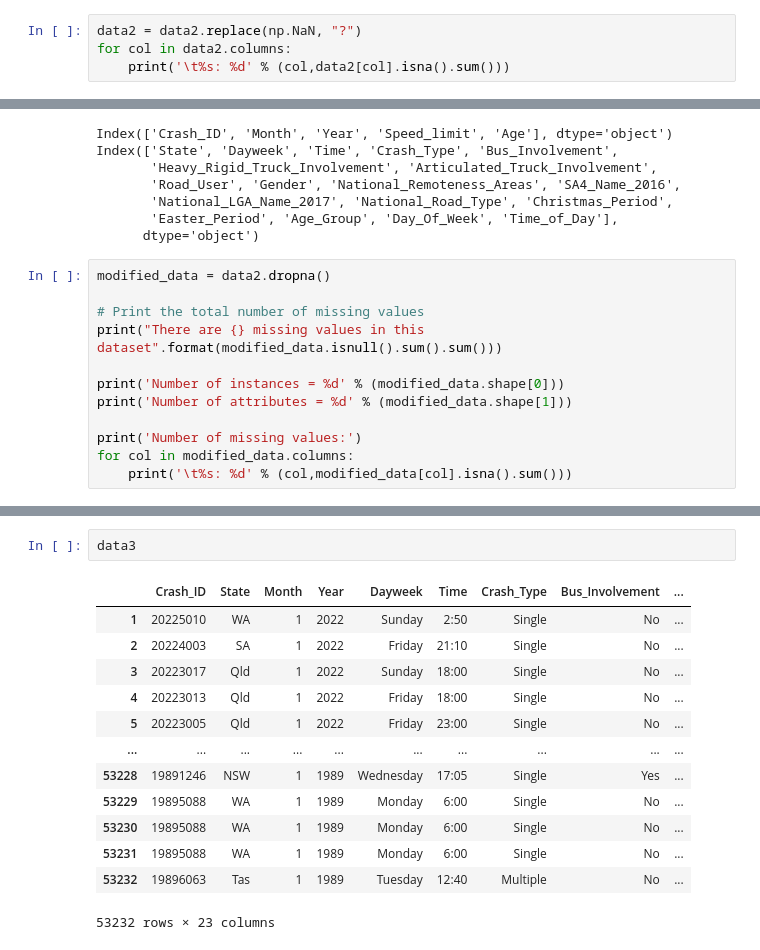
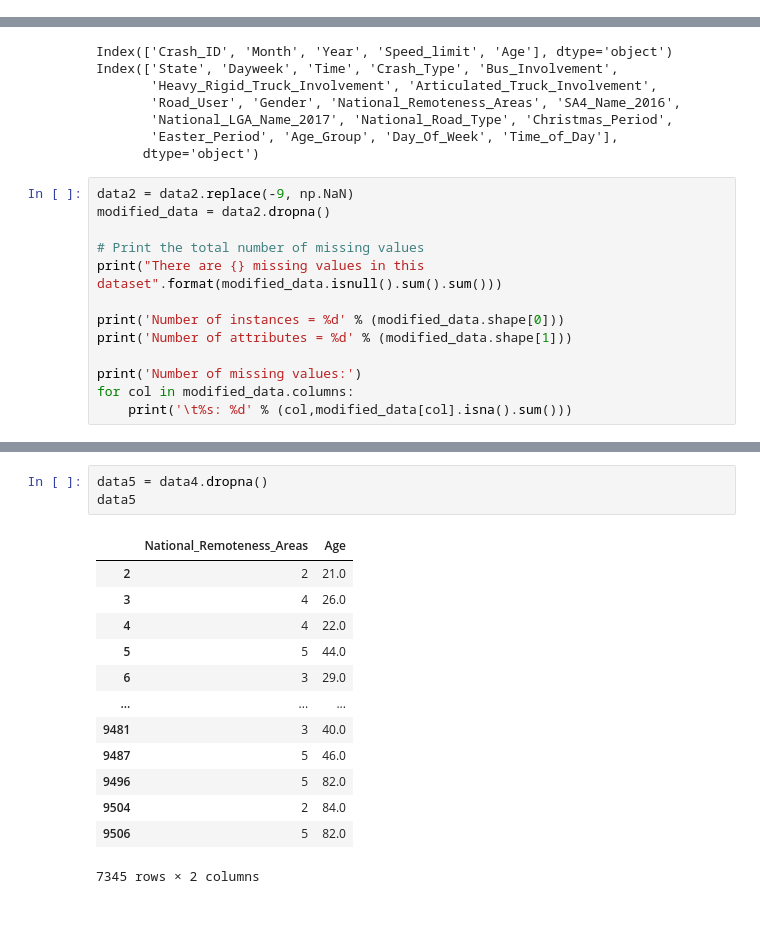
Before and after one commit to cooper-plath/CP3403DataMining, a Jupyter notebook: Dataset.ipynb, the cells around one changed output, grey strips where cells are left out. Saved outputs shown, nothing was run; the diff lists cells and outputs as text; blank space fills up the shorter version.

Commit message:
Add Crash_ID v National Remoteness Area

```diff
--- a/Dataset.ipynb
+++ b/Dataset.ipynb
@@ -53,7 +53,3 @@ Number of missing values:
         Age_Group: 0
         Day_Of_Week: 0
         Time_of_Day: 0
-# %%
-data2 = data2.replace(np.NaN, "?")
-for col in data2.columns:
-    print('\t%s: %d' % (col,data2[col].isna().sum()))
@@ -96,6 +75,7 @@ Index(['State', 'Dayweek', 'Time', 'Crash_Type', 'Bus_Involvement',
        'Easter_Period', 'Age_Group', 'Day_Of_Week', 'Time_of_Day'],
       dtype='object')
 # %%
+data2 = data2.replace(-9, np.NaN)
 modified_data = data2.dropna()
 
 # Print the total number of missing values
@@ -204,19 +140,20 @@ plt.show()
 # %%
-data3
+data5 = data4.dropna()
+data5
 # %% [output]
-|  | Crash_ID | State | Month | Year | Dayweek | Time | Crash_Type | Bus_Involvement | ... |
-| 1 | 20225010 | WA | 1 | 2022 | Sunday | 2:50 | Single | No | ... |
-| 2 | 20224003 | SA | 1 | 2022 | Friday | 21:10 | Single | No | ... |
-| 3 | 20223017 | Qld | 1 | 2022 | Sunday | 18:00 | Single | No | ... |
-| 4 | 20223013 | Qld | 1 | 2022 | Friday | 18:00 | Single | No | ... |
-| 5 | 20223005 | Qld | 1 | 2022 | Friday | 23:00 | Single | No | ... |
-| ... | ... | ... | ... | ... | ... | ... | ... | ... | ... |
-| 53228 | 19891246 | NSW | 1 | 1989 | Wednesday | 17:05 | Single | Yes | ... |
-| 53229 | 19895088 | WA | 1 | 1989 | Monday | 6:00 | Single | No | ... |
-| 53230 | 19895088 | WA | 1 | 1989 | Monday | 6:00 | Single | No | ... |
-| 53231 | 19895088 | WA | 1 | 1989 | Monday | 6:00 | Single | No | ... |
-| 53232 | 19896063 | Tas | 1 | 1989 | Tuesday | 12:40 | Multiple | No | ... |
+|  | National_Remoteness_Areas | Age |
+| 2 | 2 | 21.0 |
+| 3 | 4 | 26.0 |
+| 4 | 4 | 22.0 |
+| 5 | 5 | 44.0 |
+| 6 | 3 | 29.0 |
+| ... | ... | ... |
+| 9481 | 3 | 40.0 |
+| 9487 | 5 | 46.0 |
+| 9496 | 5 | 82.0 |
+| 9504 | 2 | 84.0 |
+| 9506 | 5 | 82.0 |
-53232 rows × 23 columns
+7345 rows × 2 columns
 # %%
 numClusters = [1, 2, 3, 4, 5, 6, 7, 8, 9, 10]
 SSE = []
```
Also changed, not shown: parts of 19 cells of this notebook.
